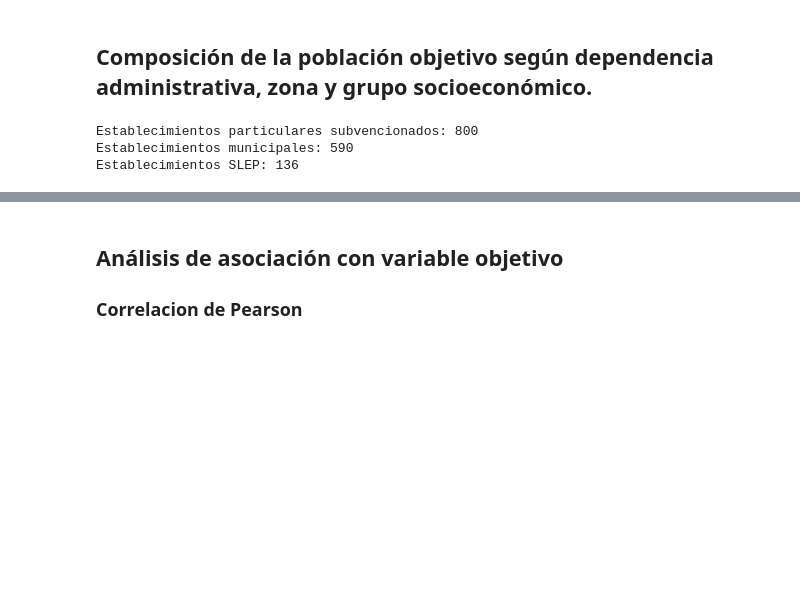
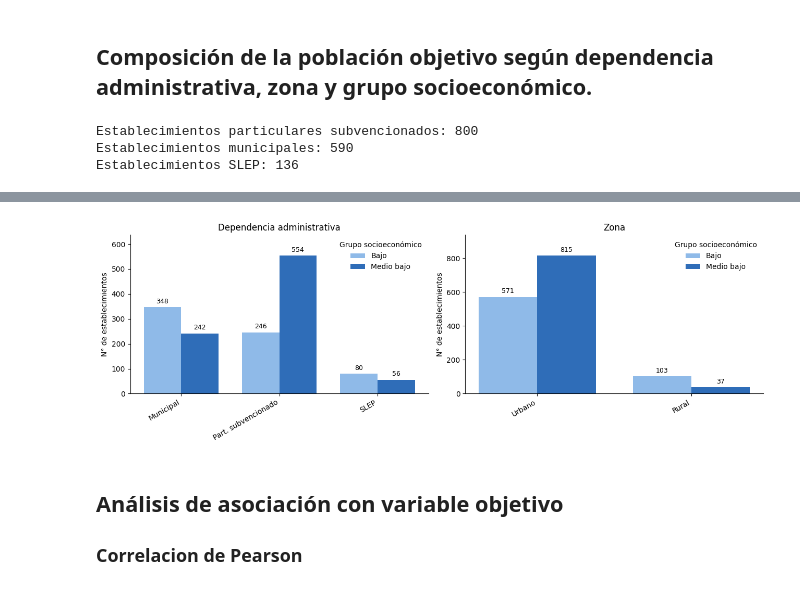
Before and after one commit to vcanalesg/dcc_taller_proyecto_g4, a Jupyter notebook: EDAyPreprocesamiento_01.ipynb, the cells around one changed output, grey strips where cells are left out. Cells and saved outputs as stored; diff of their text form; code cells hidden in the pictures; blank space fills up the shorter version.

```diff
--- a/EDAyPreprocesamiento_01.ipynb
+++ b/EDAyPreprocesamiento_01.ipynb
@@ -2212,3 +2214,40 @@ plt.tight_layout(); plt.show()
+# %%
+orden_gse = ["Bajo", "Medio bajo"]
+colores_gse = {"Bajo": "#8FBAE8", "Medio bajo": "#2F6DB8"}
+
+config = [
+    ("depe", "Dependencia administrativa", ["Municipal", "Part. subvencionado", "SLEP"]),
+    ("zona", "Zona", ["Urbano", "Rural"]),
+]
+
+fig, axes = plt.subplots(1, 2, figsize=(13, 4.5))
+
+for ax, (col, titulo, orden_cat) in zip(axes, config):
+    # conteo de establecimientos por categoría y nivel socioeconómico
+    tabla = (base.groupby(["gse", col]).size()
+             .unstack("gse")
+             .reindex(index=orden_cat, columns=orden_gse)
+             .fillna(0).astype(int))
+
+    x = np.arange(len(orden_cat))
+    ancho = 0.38
+    for i, nivel in enumerate(orden_gse):
+        barras = ax.bar(x + (i - 0.5) * ancho, tabla[nivel].values, ancho,
+                        label=nivel, color=colores_gse[nivel])
+        ax.bar_label(barras, padding=3, fontsize=9)
+
+    ax.set_xticks(x)
+    ax.set_xticklabels(orden_cat, rotation=30, ha="right")
+    ax.set_title(titulo)
+    ax.set_ylabel("N° de establecimientos")
+    ax.margins(y=0.15)
+    ax.legend(title="Grupo socioeconómico", frameon=False)
+    ax.spines[["top", "right"]].set_visible(False)
+
+plt.tight_layout()
+plt.show()
+# %% [output]
+[figure, added]
 # %% [markdown]
 ## Análisis de asociación con variable objetivo
 ### Correlacion de Pearson
```
Also changed, not shown: parts of 16 cells of this notebook.
